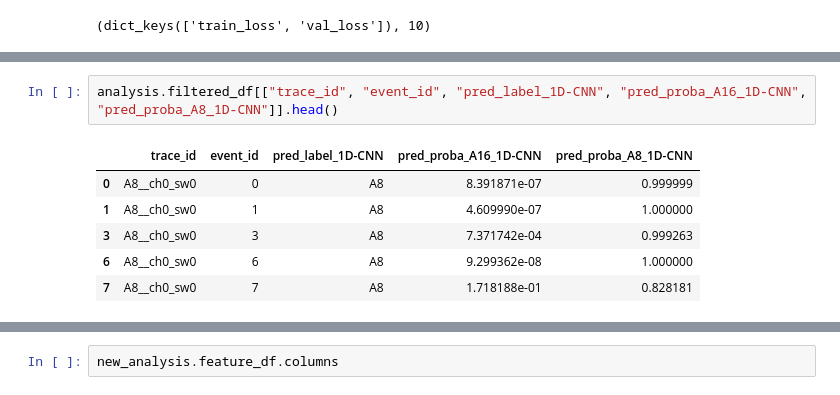
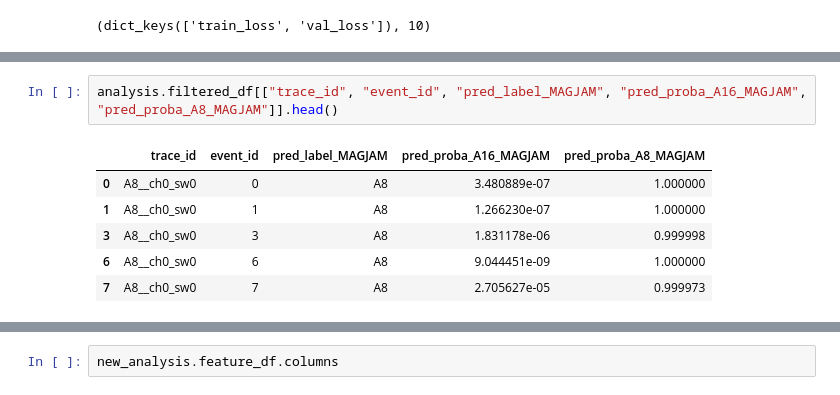
Before and after one commit to LuChenLab/PoreMind, a Jupyter notebook: notebooks/step_by_step_analysis.ipynb, the cells around one changed output, grey strips where cells are left out. Drawn from its saved outputs; the diff is of its cells as text.

Commit message:
Update step-by-step analysis notebook

```diff
--- a/notebooks/step_by_step_analysis.ipynb
+++ b/notebooks/step_by_step_analysis.ipynb
@@ -377,10 +440,10 @@ dl_pkg
   'type': 'dl'}}
 # %%
-analysis.filtered_df[["trace_id", "event_id", "pred_label_1D-CNN", "pred_proba_A16_1D-CNN", "pred_proba_A8_1D-CNN"]].head()
+analysis.filtered_df[["trace_id", "event_id", "pred_label_MAGJAM", "pred_proba_A16_MAGJAM", "pred_proba_A8_MAGJAM"]].head()
 # %% [output]
-|  | trace_id | event_id | pred_label_1D-CNN | pred_proba_A16_1D-CNN | pred_proba_A8_1D-CNN |
-| 0 | A8__ch0_sw0 | 0 | A8 | 8.391871e-07 | 0.999999 |
-| 1 | A8__ch0_sw0 | 1 | A8 | 4.609990e-07 | 1.000000 |
-| 3 | A8__ch0_sw0 | 3 | A8 | 7.371742e-04 | 0.999263 |
-| 6 | A8__ch0_sw0 | 6 | A8 | 9.299362e-08 | 1.000000 |
-| 7 | A8__ch0_sw0 | 7 | A8 | 1.718188e-01 | 0.828181 |
+|  | trace_id | event_id | pred_label_MAGJAM | pred_proba_A16_MAGJAM | pred_proba_A8_MAGJAM |
+| 0 | A8__ch0_sw0 | 0 | A8 | 3.480889e-07 | 1.000000 |
+| 1 | A8__ch0_sw0 | 1 | A8 | 1.266230e-07 | 1.000000 |
+| 3 | A8__ch0_sw0 | 3 | A8 | 1.831178e-06 | 0.999998 |
+| 6 | A8__ch0_sw0 | 6 | A8 | 9.044451e-09 | 1.000000 |
+| 7 | A8__ch0_sw0 | 7 | A8 | 2.705627e-05 | 0.999973 |
```
Also changed, not shown: parts of 21 cells of this notebook.
